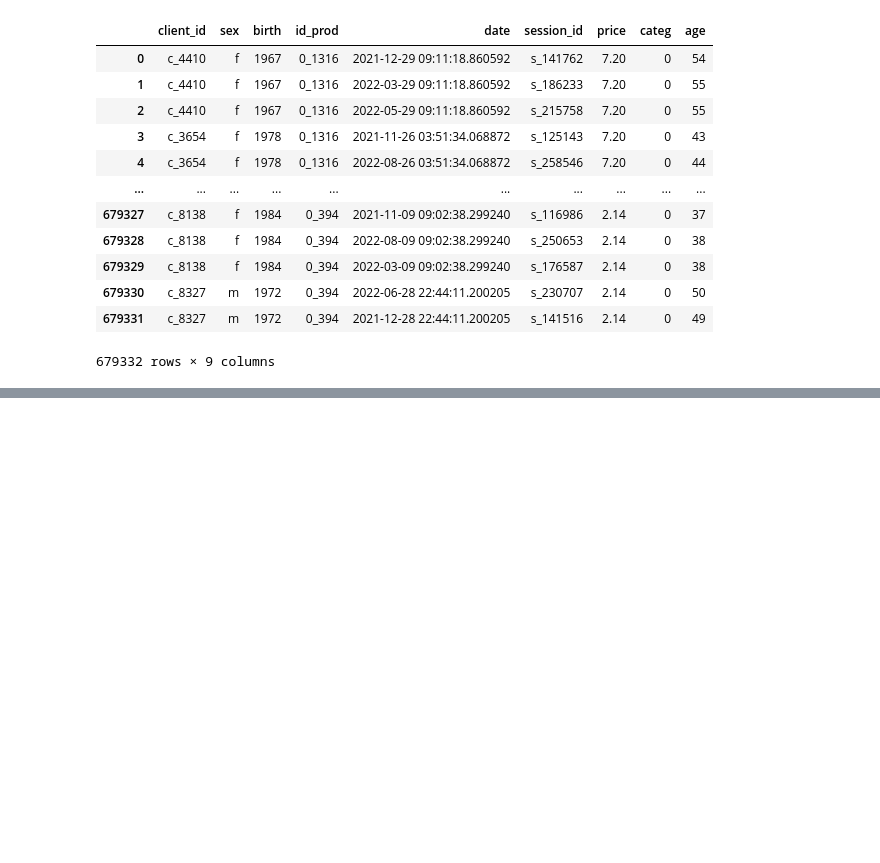
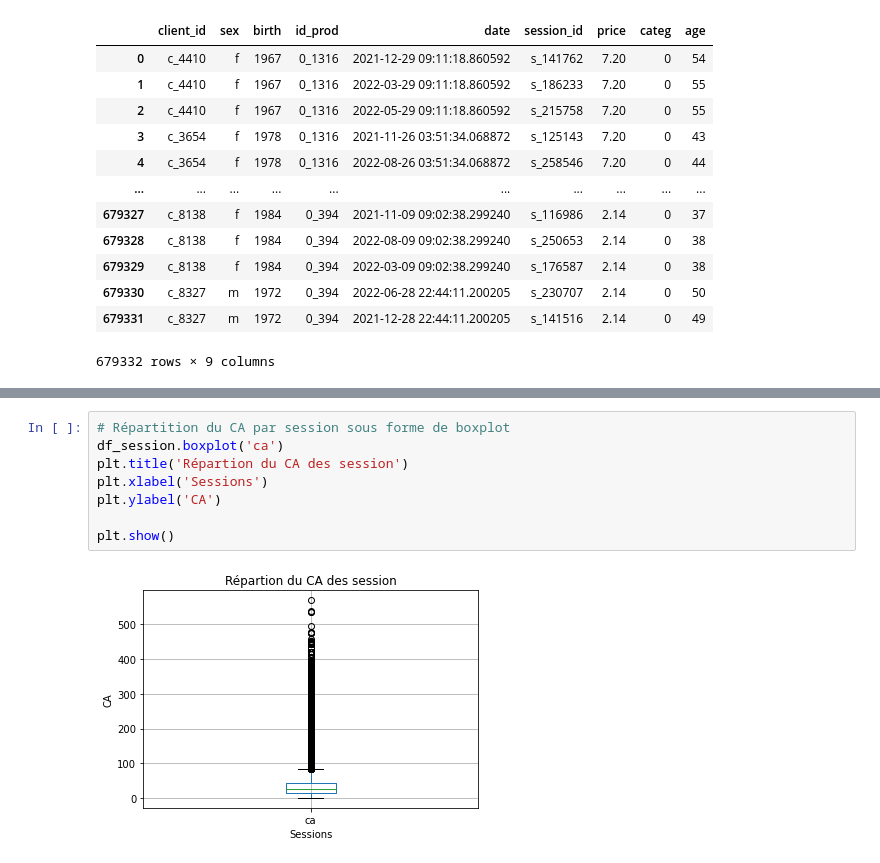
Before and after one commit to Drcadin/Bookshop_analysis, a Jupyter notebook: Bookshop_seles_analysis.ipynb, the cells around one changed output, grey strips where cells are left out. Drawn from its saved outputs; the diff is of its cells as text; blank space fills up the shorter version.

```diff
--- a/Bookshop_seles_analysis.ipynb
+++ b/Bookshop_seles_analysis.ipynb
@@ -430,0 +488,10 @@ dtype: object
+# %%
+# Répartition du CA par session sous forme de boxplot
+df_session.boxplot('ca')
+plt.title('Répartion du CA des session')
+plt.xlabel('Sessions')
+plt.ylabel('CA')
+
+plt.show()
+# %% [output]
+[figure, added]
```
Also changed, not shown: parts of 75 cells of this notebook.
